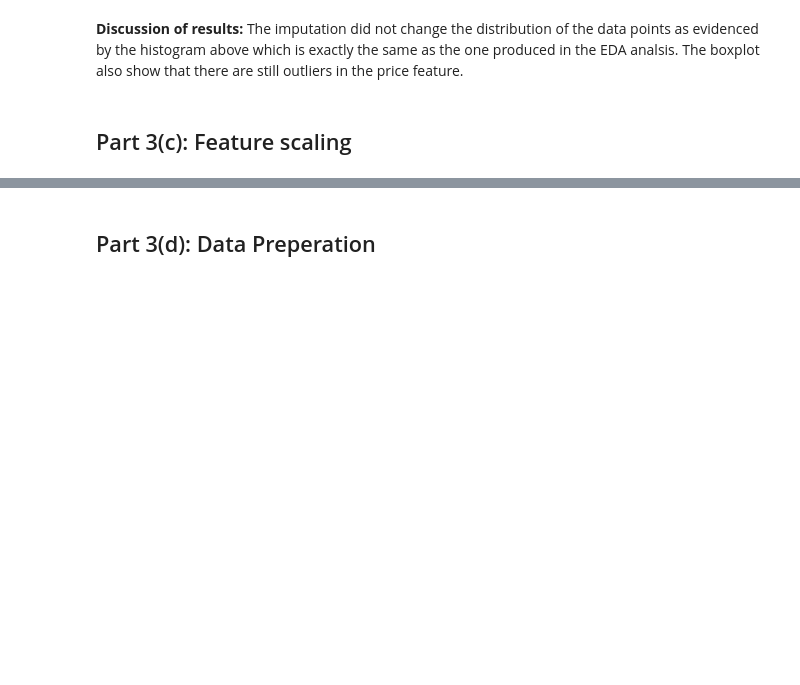
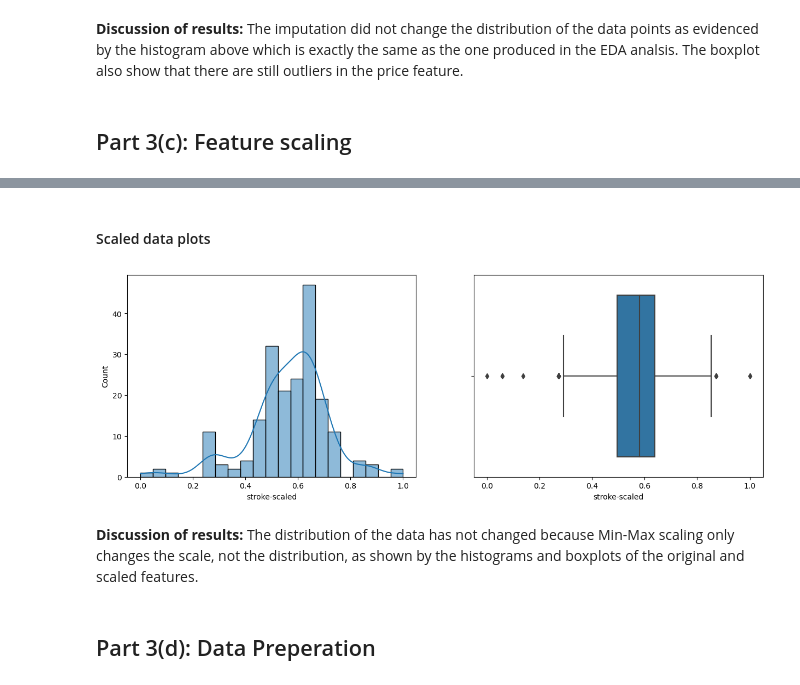
Before and after one commit to ktxdev/AIM-5001, a Jupyter notebook: Project 2/2. Code/S_Huvaya_Project2_assn_.ipynb, the cells around one changed output, grey strips where cells are left out. Cells and saved outputs as stored; diff of their text form; code cells hidden in the pictures; blank space fills up the shorter version.

Commit message:
Implemented feature scaling

```diff
--- a/Project 2/2. Code/S_Huvaya_Project2_assn_.ipynb
+++ b/Project 2/2. Code/S_Huvaya_Project2_assn_.ipynb
@@ -660,0 +715,11 @@ continous_variable_univariate_graphics(df, "price")
+# %%
+from sklearn.preprocessing import MinMaxScaler
+
+scaler = MinMaxScaler()
+
+scaled_features = scaler.fit_transform(df[['stroke']])
+
+scaled_features_df = pd.DataFrame(scaled_features,  columns=['stroke-scaled'])
+
+df = pd.concat([df, scaled_features_df], axis=1)
+df.head()
@@ -661,3 +734,11 @@ continous_variable_univariate_graphics(df, "price")
+# %% [markdown]
+#### Scaled data plots
+# %%
+continous_variable_univariate_graphics(df, "stroke-scaled")
+# %% [output]
+[figure, added]
+# %% [markdown]
+**Discussion of results:** The distribution of the data has not changed because Min-Max scaling only changes the scale, not the distribution, as shown by the histograms and boxplots of the original and scaled features.
 # %% [markdown]
 ## Part 3(d): Data Preperation
 # %% [markdown]
```
Also changed, not shown: parts of 14 cells of this notebook.
